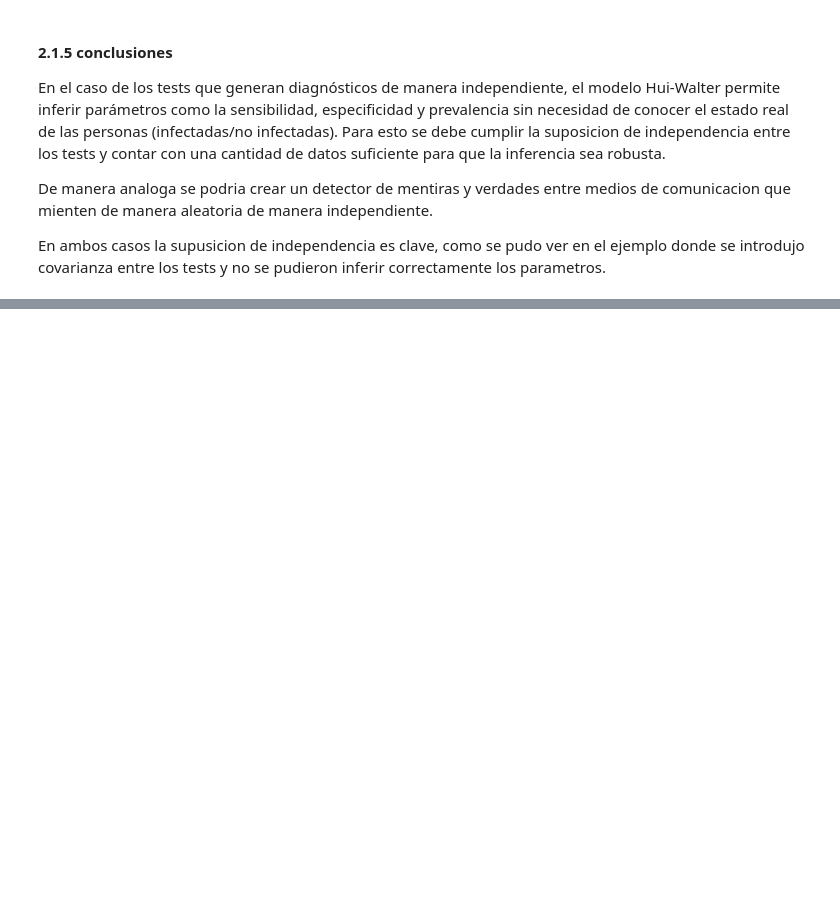
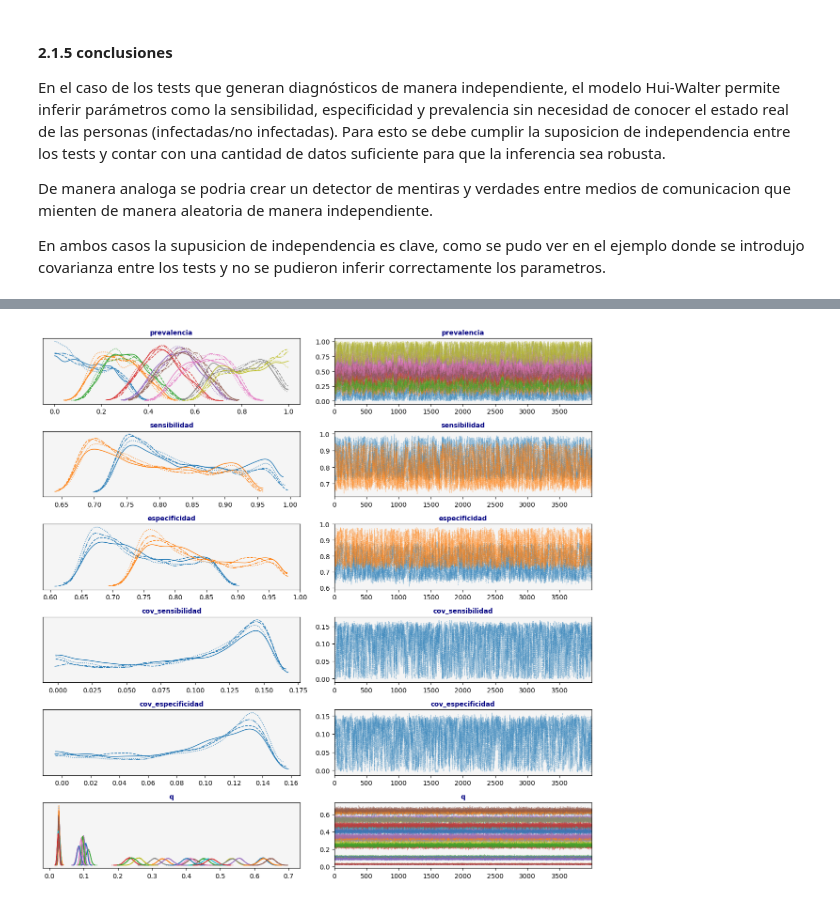
Before and after one commit to DamianPiuselli/Inferencia-Bayesiana-Causal, a Jupyter notebook: practica3/practica3.ipynb, the cells around one changed output, grey strips where cells are left out. Drawn from its saved outputs; the diff is of its cells as text; code cells hidden in the pictures; blank space fills up the shorter version.

```diff
--- a/practica3/practica3.ipynb
+++ b/practica3/practica3.ipynb
@@ -866,0 +924,6 @@ En ambos casos la supusicion de independencia es clave, como se pudo ver en el e
+# %%
+with dedukuri_model:
+    trace_dedukuri = pm.sample(
+        4000,
+        target_accept=0.95,
+    )
@@ -866,0 +937,5 @@ En ambos casos la supusicion de independencia es clave, como se pudo ver en el e
+# %%
+az.plot_trace(trace_dedukuri, combined=False)
+plt.tight_layout()
+# %% [output]
+[figure, added]
```
Also changed, not shown: parts of 21 cells of this notebook.
